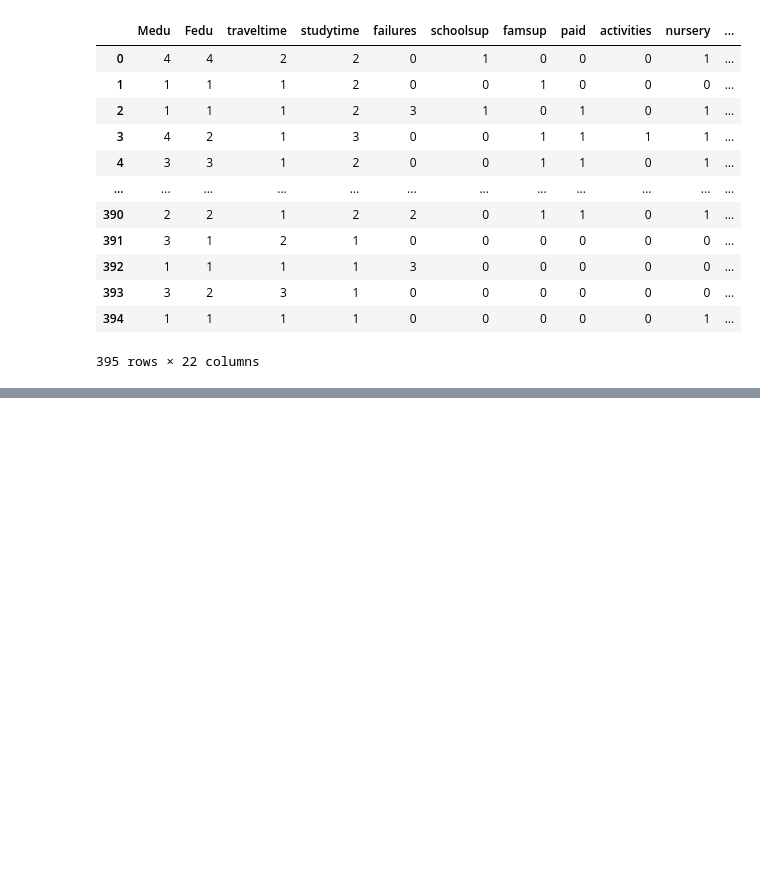
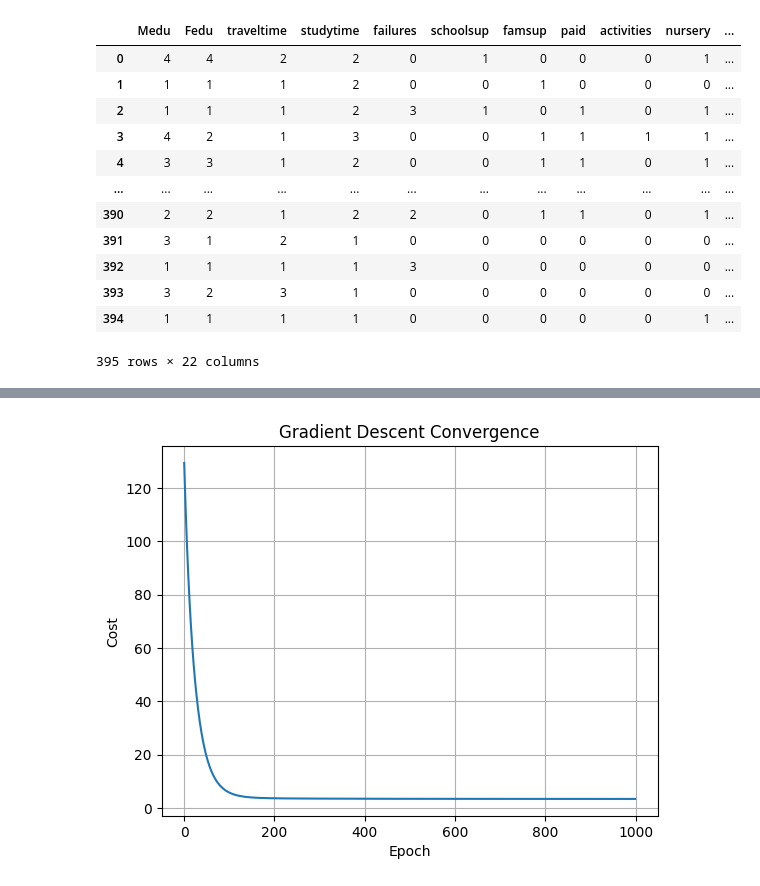
Before and after one commit to manan35122/Predicting-Student-Academic-Performance-Using-Socioeconomic-and-Psychological-Factors, a Jupyter notebook: main.ipynb, the cells around one changed output, grey strips where cells are left out. Saved outputs shown, nothing was run; the diff lists cells and outputs as text; code cells hidden in the pictures; blank space fills up the shorter version.

Commit message:
Gradient Descent and SK Learn implementation (Predicting Final Math Grade)

```diff
--- a/main.ipynb
+++ b/main.ipynb
@@ -40,0 +59,2 @@ Y = df_math['G3']
+# %%
+X = (X - X.mean()) / X.std()
@@ -40,0 +71,29 @@ Y = df_math['G3']
+# %%
+
+X_np = np.c_[np.ones(X.shape[0]), X.values]
+Y_np = Y.values.reshape(-1, 1)
+# %%
+epochs = 1000
+alpha = 0.01
+m, n = X_np.shape
+
+weight = np.zeros((n, 1))
+cost_history = []
+
+for i in range(epochs):
+    Y_p = X_np.dot(weight)
+    error = Y_p - Y_np
+    cost = (1 / m) * np.sum(error ** 2)
+    cost_history.append(cost)
+
+    gradient = (2 / m) * X_np.T.dot(error)
+    weight = weight - alpha * gradient
+# %%
+plt.plot(cost_history)
+plt.xlabel("Epoch")
+plt.ylabel("Cost")
+plt.title("Gradient Descent Convergence")
+plt.grid(True)
+plt.show()
+# %% [output]
+[figure, added]
```
Also changed, not shown: parts of 16 cells of this notebook.
